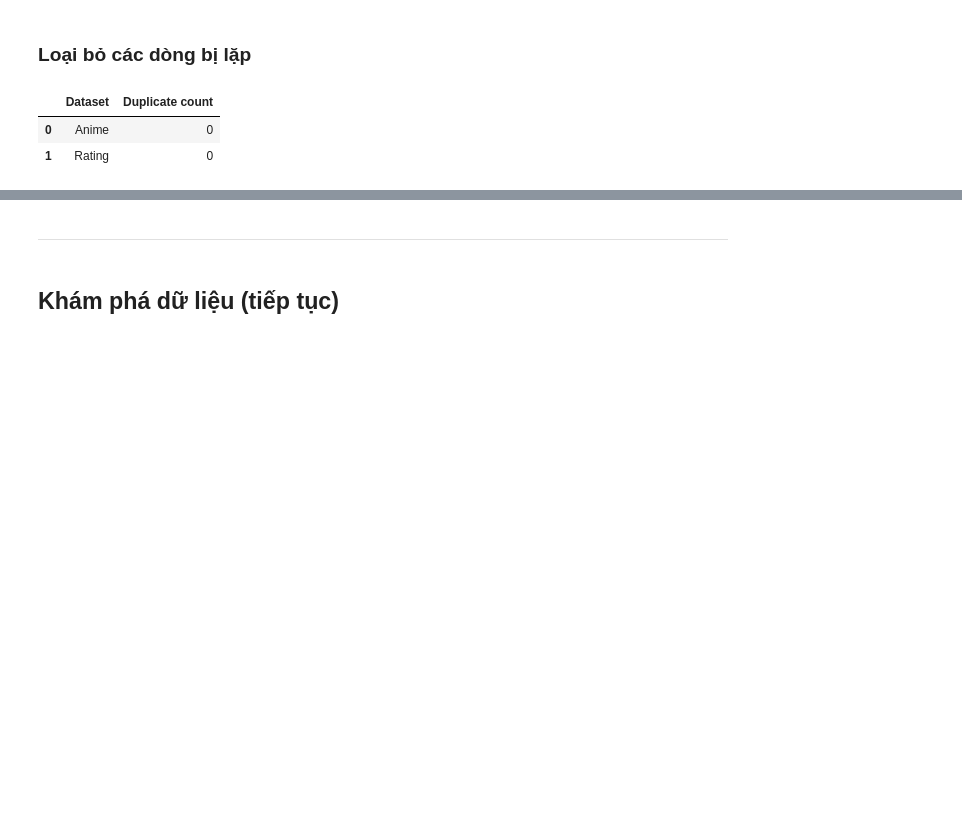
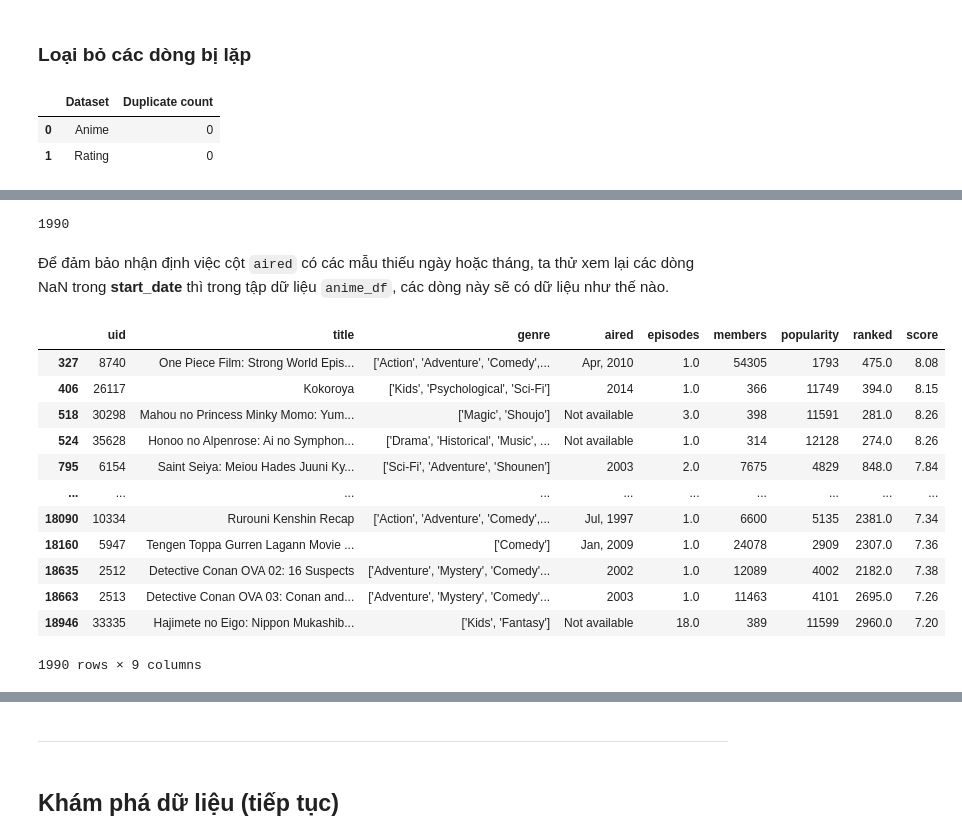
Before and after one commit to phineasla-hcmus/3.1-DS-Final, a Jupyter notebook: P4DS_FinalProject.ipynb, the cells around one changed output, grey strips where cells are left out. Drawn from its saved outputs; the diff is of its cells as text; code cells hidden in the pictures; blank space fills up the shorter version.

```diff
--- a/P4DS_FinalProject.ipynb
+++ b/P4DS_FinalProject.ipynb
@@ -315,0 +346,12 @@ pd.DataFrame({'Dataset': ['Anime', 'Rating'],
+# %%
+# Dùng regular expresion trích xuất ngày bắt đầu
+start_date = anime_df['aired'].str.extract(r"^([a-zA-Z]{3}\s\d{1,2},\s\d{4})",
+                                          expand=False #Trả về Series
+                                          )
+
+start_date = pd.to_datetime(start_date,
+                           format='%b %d, %Y',
+                           errors='ignore' # Bỏ qua NaN
+                           )
+
+start_date
@@ -315,0 +371,23 @@ pd.DataFrame({'Dataset': ['Anime', 'Rating'],
+# %%
+# Đếm số dòng không đầy đủ ngày hoặc tháng
+start_date.isnull().sum()
+# %% [output]
+1990
+# %% [markdown]
+Để đảm bảo nhận định việc cột `aired` có các mẫu thiếu ngày hoặc tháng, ta thử xem lại các dòng NaN trong **start_date** thì trong tập dữ liệu `anime_df`, các dòng này sẽ có dữ liệu như thế nào.
+# %%
+anime_df[start_date.isnull()]
+# %% [output]
+|  | uid | title | genre | aired | episodes | members | popularity | ranked | score |
+| 327 | 8740 | One Piece Film: Strong World Epis... | ['Action', 'Adventure', 'Comedy',... | Apr, 2010 | 1.0 | 54305 | 1793 | 475.0 | 8.08 |
+| 406 | 26117 | Kokoroya | ['Kids', 'Psychological', 'Sci-Fi'] | 2014 | 1.0 | 366 | 11749 | 394.0 | 8.15 |
+| 518 | 30298 | Mahou no Princess Minky Momo: Yum... | ['Magic', 'Shoujo'] | Not available | 3.0 | 398 | 11591 | 281.0 | 8.26 |
+| 524 | 35628 | Honoo no Alpenrose: Ai no Symphon... | ['Drama', 'Historical', 'Music', ... | Not available | 1.0 | 314 | 12128 | 274.0 | 8.26 |
+| 795 | 6154 | Saint Seiya: Meiou Hades Juuni Ky... | ['Sci-Fi', 'Adventure', 'Shounen'] | 2003 | 2.0 | 7675 | 4829 | 848.0 | 7.84 |
+| ... | ... | ... | ... | ... | ... | ... | ... | ... | ... |
+| 18090 | 10334 | Rurouni Kenshin Recap | ['Action', 'Adventure', 'Comedy',... | Jul, 1997 | 1.0 | 6600 | 5135 | 2381.0 | 7.34 |
+| 18160 | 5947 | Tengen Toppa Gurren Lagann Movie ... | ['Comedy'] | Jan, 2009 | 1.0 | 24078 | 2909 | 2307.0 | 7.36 |
+| 18635 | 2512 | Detective Conan OVA 02: 16 Suspects | ['Adventure', 'Mystery', 'Comedy'... | 2002 | 1.0 | 12089 | 4002 | 2182.0 | 7.38 |
+| 18663 | 2513 | Detective Conan OVA 03: Conan and... | ['Adventure', 'Mystery', 'Comedy'... | 2003 | 1.0 | 11463 | 4101 | 2695.0 | 7.26 |
+| 18946 | 33335 | Hajimete no Eigo: Nippon Mukashib... | ['Kids', 'Fantasy'] | Not available | 18.0 | 389 | 11599 | 2960.0 | 7.20 |
+1990 rows × 9 columns
```
Also changed, not shown: parts of 14 cells of this notebook.
